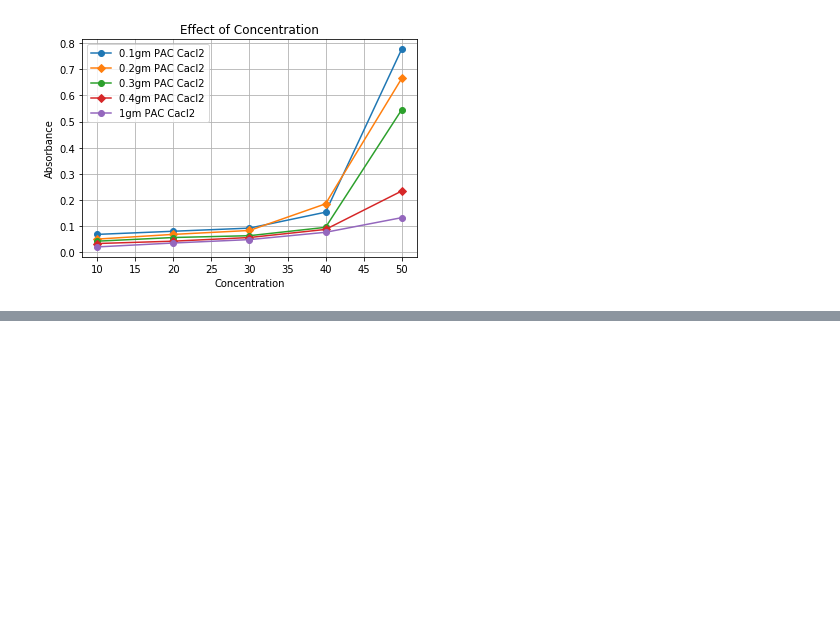
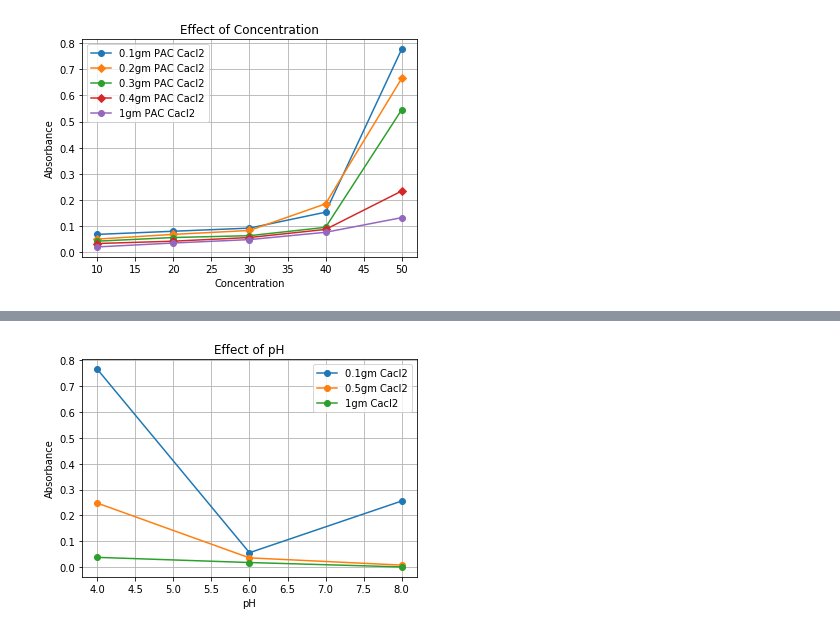
Before and after one commit to maliaditya/Data-Science, a Jupyter notebook: Visualization of DYE Degradation using Matplotlib.ipynb, the cells around one changed output, grey strips where cells are left out. Saved outputs shown, nothing was run; the diff lists cells and outputs as text; code cells hidden in the pictures; blank space fills up the shorter version.

```diff
--- a/Visualization of DYE Degradation using Matplotlib.ipynb
+++ b/Visualization of DYE Degradation using Matplotlib.ipynb
@@ -91,0 +92,22 @@ plt.show()
+# %%
+x = [4,6,8]
+y = [0.766,0.056,0.256]
+y1 = [0.248,0.036,0.008]
+
+y3 = [0.038,0.018,0.001]
+
+from matplotlib import pyplot as plt
+%matplotlib inline
+plt.plot(x,y,label="0.1gm Cacl2", marker='o')
+plt.plot(x,y1,label="0.5gm Cacl2", marker='o')
+plt.plot(x,y3,label="1gm Cacl2 ", marker='o')
+
+#plt.plot(dev_x,py_dev_y,label="python")
+plt.xlabel('pH')
+plt.ylabel('Absorbance')
+plt.legend()
+plt.grid()
+plt.title("Effect of pH")
+plt.show()
+# %% [output]
+[figure, added]
```
Also changed, not shown: parts of 2 cells of this notebook.
